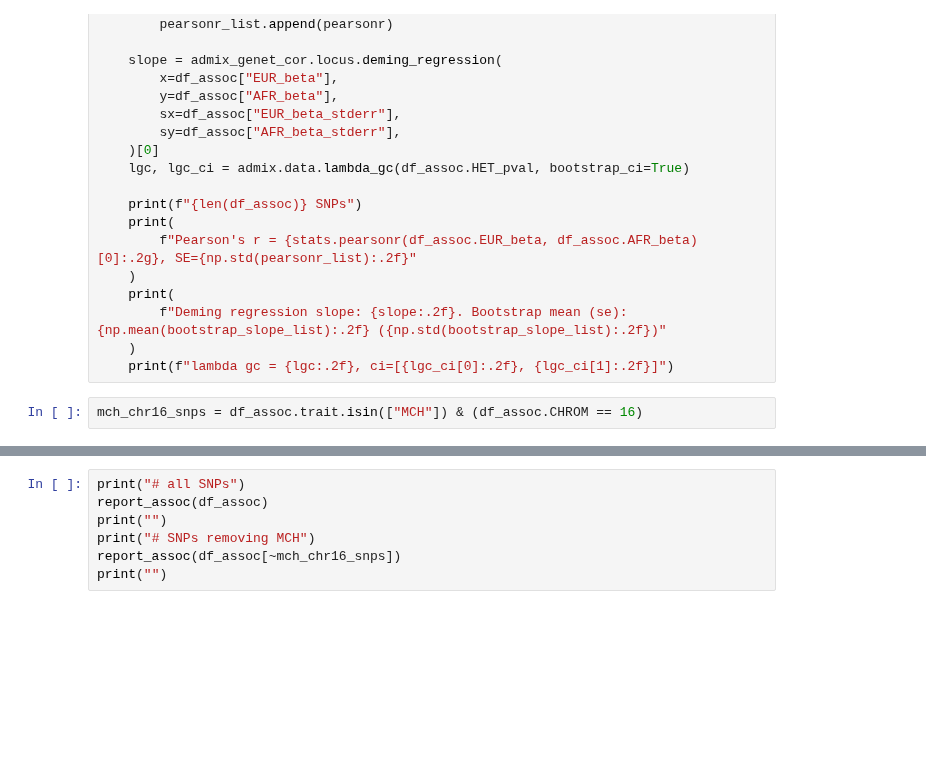
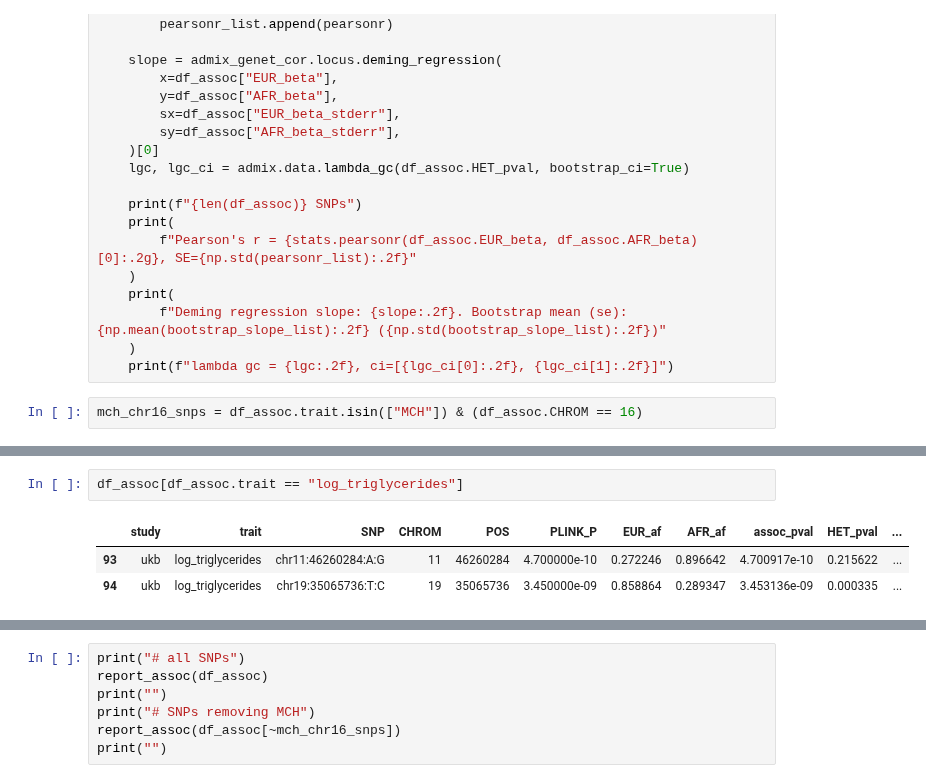
Before and after one commit to KangchengHou/admix-genet-cor, a Jupyter notebook: experiments/05-real-locus/02-plot-locus-het.ipynb, the cells around one changed output, grey strips where cells are left out. Cells and saved outputs as stored; diff of their text form; blank space fills up the shorter version.

```diff
--- a/experiments/05-real-locus/02-plot-locus-het.ipynb
+++ b/experiments/05-real-locus/02-plot-locus-het.ipynb
@@ -124,0 +135,6 @@ mch_chr16_snps = df_assoc.trait.isin(["MCH"]) & (df_assoc.CHROM == 16)
+# %%
+df_assoc[df_assoc.trait == "log_triglycerides"]
+# %% [output]
+|  | study | trait | SNP | CHROM | POS | PLINK_P | EUR_af | AFR_af | assoc_pval | HET_pval | ... |
+| 93 | ukb | log_triglycerides | chr11:46260284:A:G | 11 | 46260284 | 4.700000e-10 | 0.272246 | 0.896642 | 4.700917e-10 | 0.215622 | ... |
+| 94 | ukb | log_triglycerides | chr19:35065736:T:C | 19 | 35065736 | 3.450000e-09 | 0.858864 | 0.289347 | 3.453136e-09 | 0.000335 | ... |
```
Also changed, not shown: parts of 2 cells of this notebook, 5 other files.
